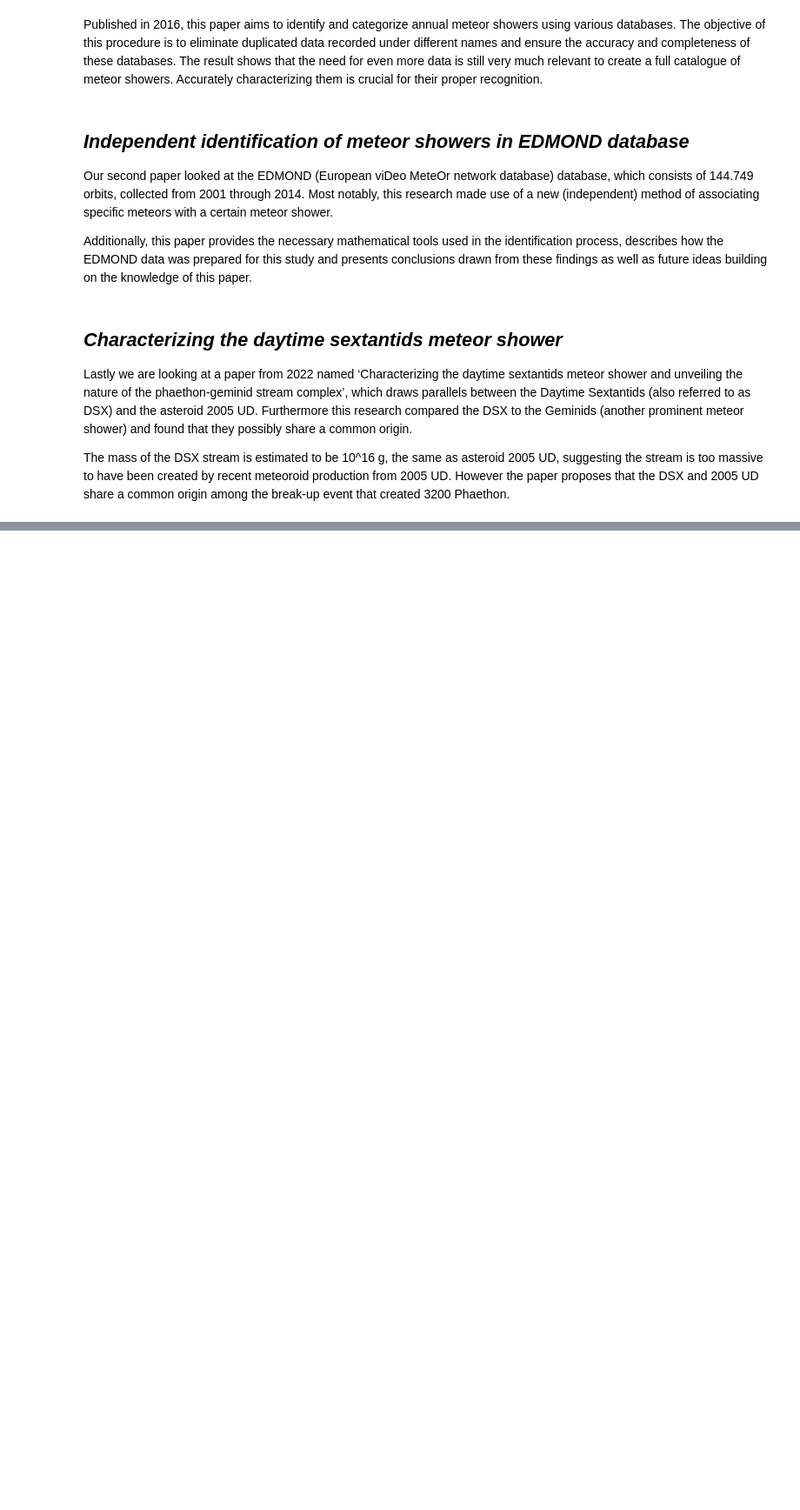
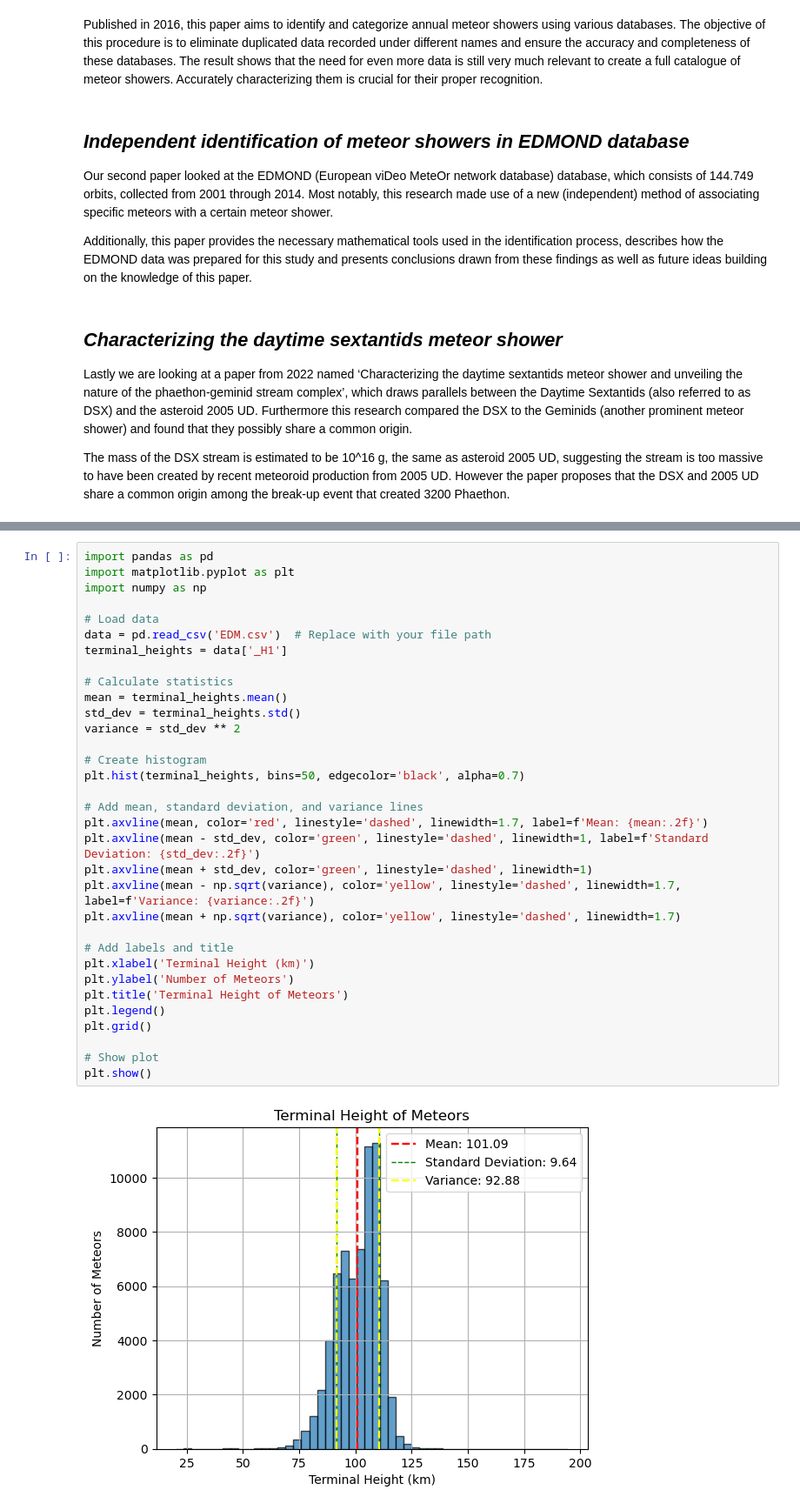
Before and after one commit to dimistrija/Meteors_Project, a Jupyter notebook: Meteors.ipynb, the cells around one changed output, grey strips where cells are left out. Shown at 87% size. Cells and saved outputs as stored; diff of their text form; blank space fills up the shorter version.

```diff
--- a/Meteors.ipynb
+++ b/Meteors.ipynb
@@ -92,0 +145,35 @@ The mass of the DSX stream is estimated to be 10^16 g, the same as asteroid 2005
+# %%
+import pandas as pd
+import matplotlib.pyplot as plt
+import numpy as np
+
+# Load data
+data = pd.read_csv('EDM.csv')  # Replace with your file path
+terminal_heights = data['_H1']
+
+# Calculate statistics
+mean = terminal_heights.mean()
+std_dev = terminal_heights.std()
+variance = std_dev ** 2
+
+# Create histogram
+plt.hist(terminal_heights, bins=50, edgecolor='black', alpha=0.7)
+
+# Add mean, standard deviation, and variance lines
+plt.axvline(mean, color='red', linestyle='dashed', linewidth=1.7, label=f'Mean: {mean:.2f}')
+plt.axvline(mean - std_dev, color='green', linestyle='dashed', linewidth=1, label=f'Standard Deviation: {std_dev:.2f}')
+plt.axvline(mean + std_dev, color='green', linestyle='dashed', linewidth=1)
+plt.axvline(mean - np.sqrt(variance), color='yellow', linestyle='dashed', linewidth=1.7, label=f'Variance: {variance:.2f}')
+plt.axvline(mean + np.sqrt(variance), color='yellow', linestyle='dashed', linewidth=1.7)
+
+# Add labels and title
+plt.xlabel('Terminal Height (km)')
+plt.ylabel('Number of Meteors')
+plt.title('Terminal Height of Meteors')
+plt.legend()
+plt.grid()
+
+# Show plot
+plt.show()
+# %% [output]
+[figure, added]
```
Also changed, not shown: parts of 5 cells of this notebook, 2 other files.
